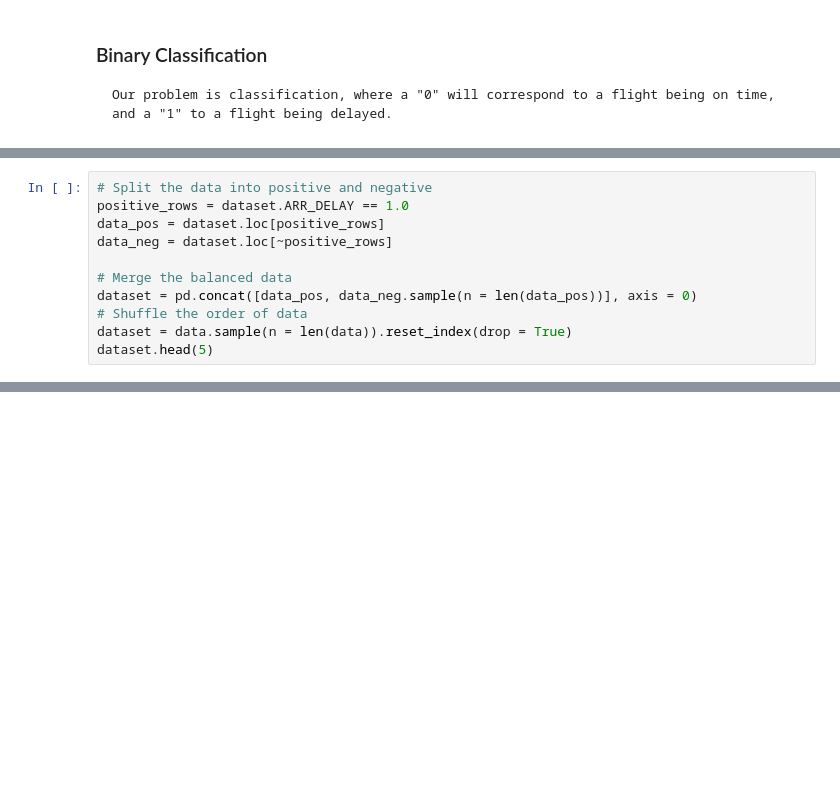
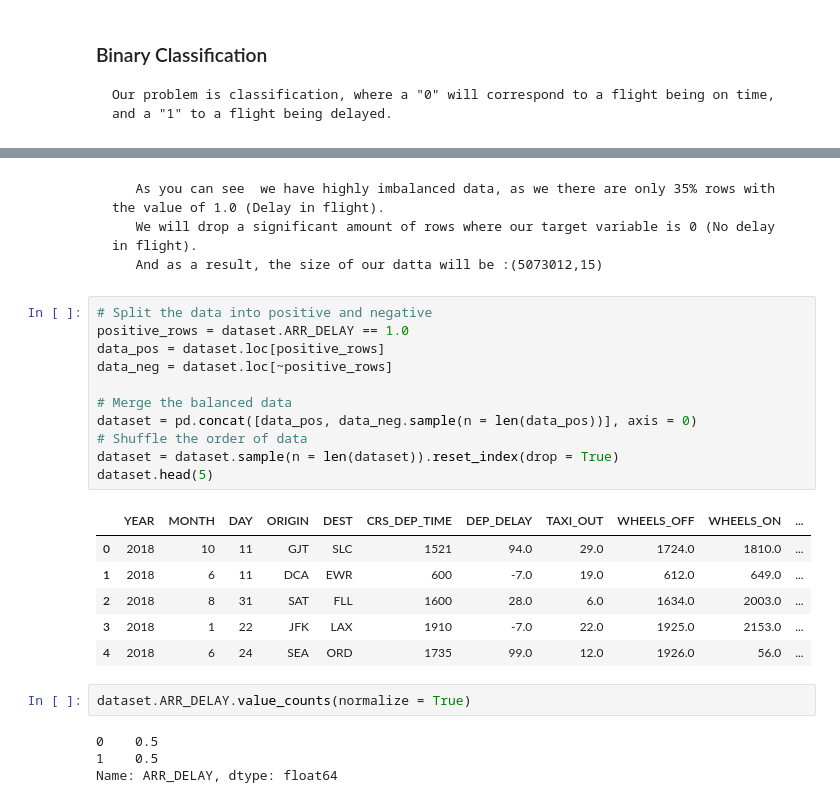
Before and after one commit to d0lev/FlightPrediction, a Jupyter notebook: CleanningData.ipynb, the cells around one changed output, grey strips where cells are left out. Saved outputs shown, nothing was run; the diff lists cells and outputs as text; blank space fills up the shorter version.

```diff
--- a/CleanningData.ipynb
+++ b/CleanningData.ipynb
@@ -126,11 +164,0 @@ Name: ARR_DELAY, dtype: int64
-# %%
-# Split the data into positive and negative
-positive_rows = dataset.ARR_DELAY == 1.0
-data_pos = dataset.loc[positive_rows]
-data_neg = dataset.loc[~positive_rows]
-
-# Merge the balanced data
-dataset = pd.concat([data_pos, data_neg.sample(n = len(data_pos))], axis = 0)
-# Shuffle the order of data
-dataset = data.sample(n = len(data)).reset_index(drop = True)
-dataset.head(5)
@@ -180,0 +165,28 @@ newdataset.head(5)
+# %% [markdown]
+       As you can see  we have highly imbalanced data, as we there are only 35% rows with the value of 1.0 (Delay in flight).
+       We will drop a significant amount of rows where our target variable is 0 (No delay in flight).
+       And as a result, the size of our datta will be :(5073012,15)
+# %%
+# Split the data into positive and negative
+positive_rows = dataset.ARR_DELAY == 1.0
+data_pos = dataset.loc[positive_rows]
+data_neg = dataset.loc[~positive_rows]
+
+# Merge the balanced data
+dataset = pd.concat([data_pos, data_neg.sample(n = len(data_pos))], axis = 0)
+# Shuffle the order of data
+dataset = dataset.sample(n = len(dataset)).reset_index(drop = True)
+dataset.head(5)
+# %% [output]
+|  | YEAR | MONTH | DAY | ORIGIN | DEST | CRS_DEP_TIME | DEP_DELAY | TAXI_OUT | WHEELS_OFF | WHEELS_ON | ... |
+| 0 | 2018 | 10 | 11 | GJT | SLC | 1521 | 94.0 | 29.0 | 1724.0 | 1810.0 | ... |
+| 1 | 2018 | 6 | 11 | DCA | EWR | 600 | -7.0 | 19.0 | 612.0 | 649.0 | ... |
+| 2 | 2018 | 8 | 31 | SAT | FLL | 1600 | 28.0 | 6.0 | 1634.0 | 2003.0 | ... |
+| 3 | 2018 | 1 | 22 | JFK | LAX | 1910 | -7.0 | 22.0 | 1925.0 | 2153.0 | ... |
+| 4 | 2018 | 6 | 24 | SEA | ORD | 1735 | 99.0 | 12.0 | 1926.0 | 56.0 | ... |
+# %%
+dataset.ARR_DELAY.value_counts(normalize = True)
+# %% [output]
+0    0.5
+1    0.5
+Name: ARR_DELAY, dtype: float64
```
Also changed, not shown: parts of 27 cells of this notebook.
